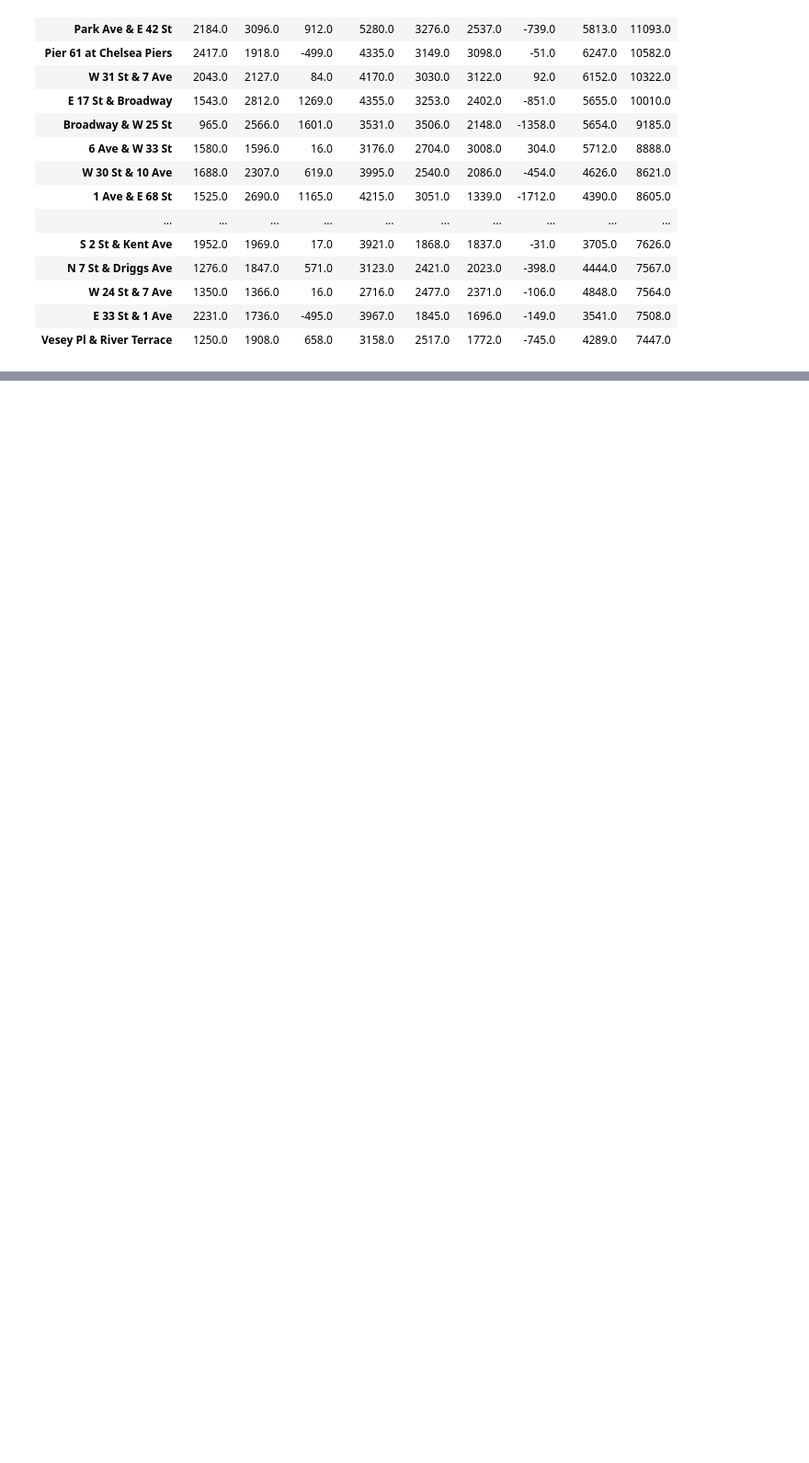
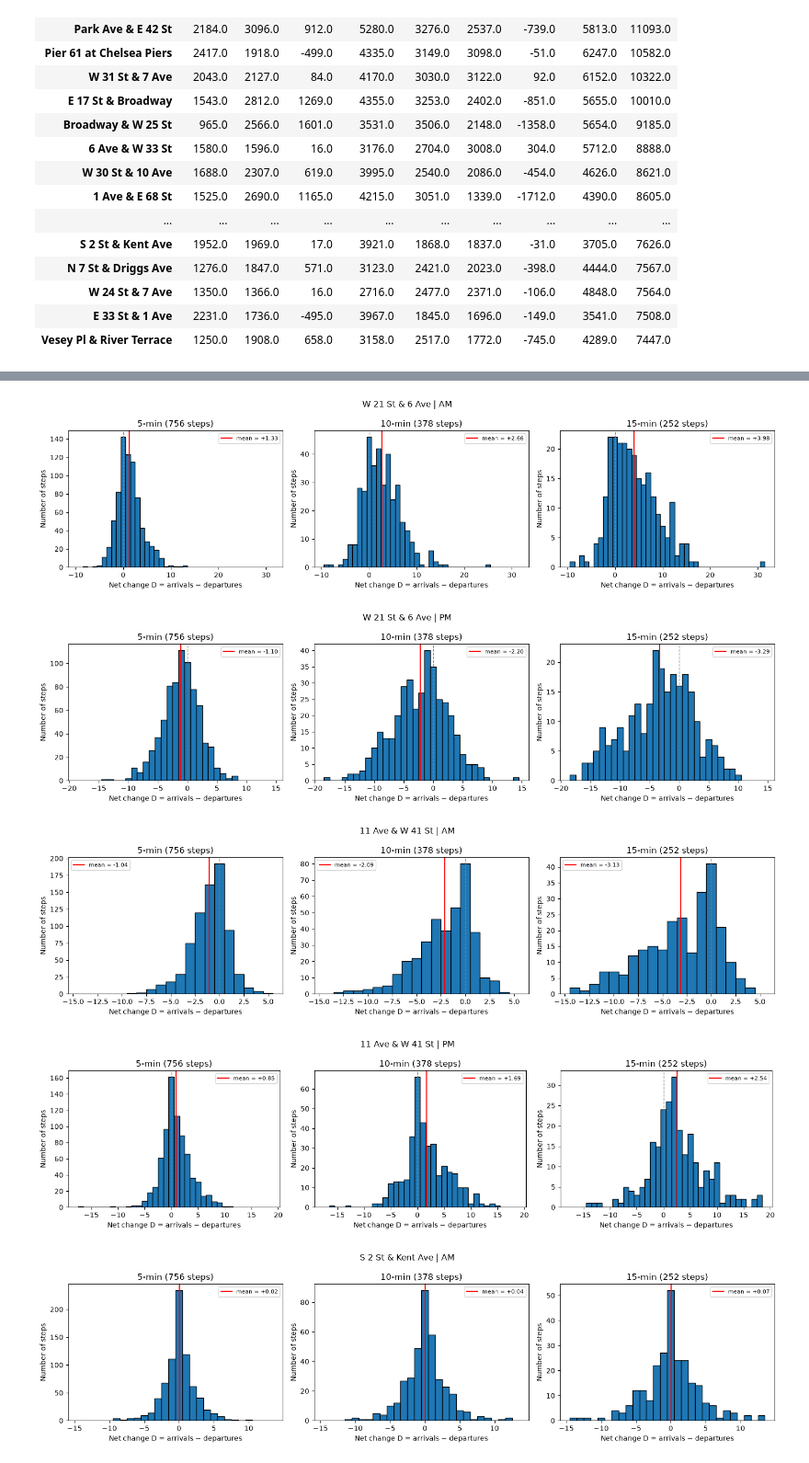
Before and after one commit to jahausma/ORIE_Project, a Jupyter notebook: ORIE_5530.ipynb, the cells around one changed output, grey strips where cells are left out. Shown at 92% size. Cells and saved outputs as stored; diff of their text form; code cells hidden in the pictures; blank space fills up the shorter version.

```diff
--- a/ORIE_5530.ipynb
+++ b/ORIE_5530.ipynb
@@ -211,0 +390,31 @@ summary.sort_values("total", ascending=False).head(25)
+# %%
+# Plot a 3-side-by-side histogram for each station, showing the distirbution of net bikes per time window accross time windows of 5, 10, and 15 minutes.
+
+
+AM_HOURS = range(7, 10)    # 7:00–9:59
+PM_HOURS = range(16, 19)   # 16:00–18:59
+# WINDOW = 10  # number of minutes between windows
+stations = ["W 21 St & 6 Ave", "11 Ave & W 41 St", "S 2 St & Kent Ave"]
+
+# MCs = {}
+# for station in stations:
+#     am_D, pm_D = net_flow_arrays(df, station, AM_HOURS, PM_HOURS, WINDOW)
+#     plot_D_hist(am_D, f"Station: {station} | AM")
+#     plot_D_hist(pm_D, f"Station: {station} | PM")
+
+WINDOWS = [5, 10, 15]
+for station in stations:
+    results = {w: net_flow_arrays(df, station, AM_HOURS, PM_HOURS, w) for w in WINDOWS}   # w -> (am_D, pm_D)
+
+    plot_D_hist_row([results[w][0] for w in WINDOWS],
+                    [f"{w}-min ({len(results[w][0])} steps)" for w in WINDOWS],
+                    title=f"{station} | AM")
+    plot_D_hist_row([results[w][1] for w in WINDOWS],
+                    [f"{w}-min ({len(results[w][1])} steps)" for w in WINDOWS],
+                    title=f"{station} | PM")
+# %% [output]
+[figure, added]
+[figure, added]
+[figure, added]
+[figure, added]
+[figure, added]
```
Also changed, not shown: parts of 13 cells of this notebook.
